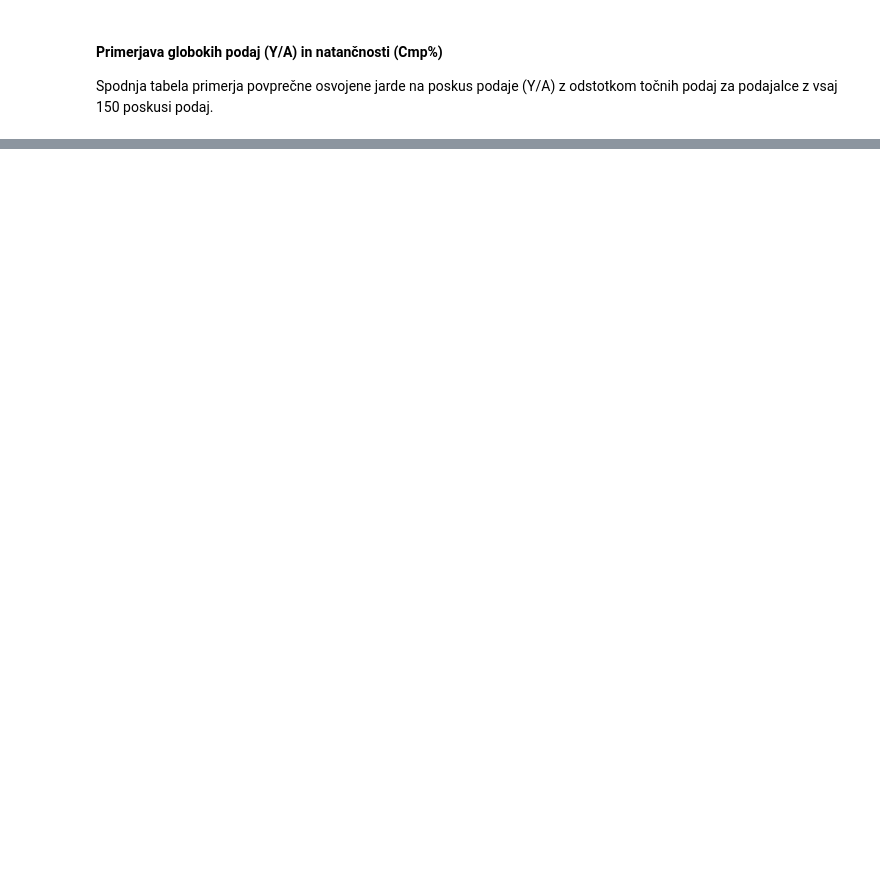
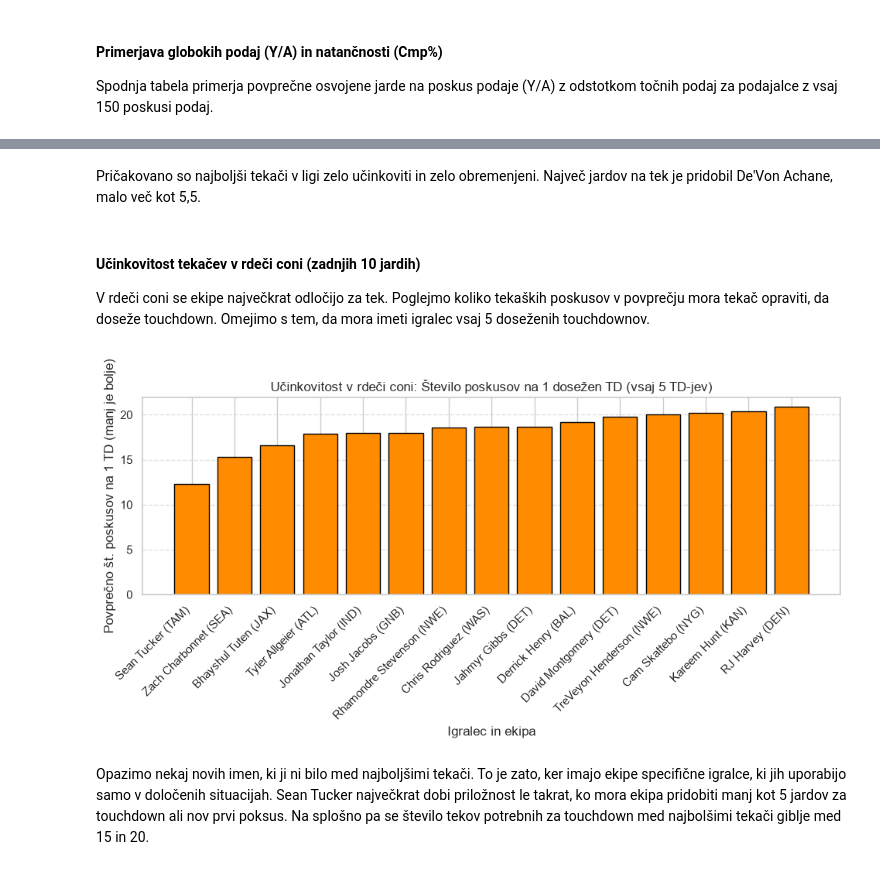
Before and after one commit to tiborprosen/UVP_projektna, a Jupyter notebook: analiza.ipynb, the cells around one changed output, grey strips where cells are left out. Drawn from its saved outputs; the diff is of its cells as text; code cells hidden in the pictures; blank space fills up the shorter version.

```diff
--- a/analiza.ipynb
+++ b/analiza.ipynb
@@ -142,0 +188,26 @@ Primerjava globokih podajalcev (min. 150 poskusov):
+# %% [markdown]
+Pričakovano so najboljši tekači v ligi zelo učinkoviti in zelo obremenjeni. Največ jardov na tek je pridobil De'Von Achane, malo več kot 5,5.
+# %% [markdown]
+#### Učinkovitost tekačev v rdeči coni (zadnjih 10 jardih)
+V rdeči coni se ekipe največkrat odločijo za tek. Poglejmo koliko tekaških poskusov v povprečju mora tekač opraviti, da doseže touchdown. Omejimo s tem, da mora imeti igralec vsaj 5 doseženih touchdownov.
+# %%
+# Izločimo tiste z manj kot 5 touchdowni
+rb_td = df[(df["pozicija"] == "RB") & (df["rushing_td"] >= 5)].copy()
+rb_td["poskusov_na_td"] = rb_td["rushing_att"] / rb_td["rushing_td"]
+
+# Top igralci z najmanj poskusi na 1 TD (ob pogoju vsaj 5 TD-jev)
+top_td_stroj = rb_td.sort_values(by="poskusov_na_td", ascending=True).head(15)
+
+plt.figure(figsize=(10, 5))
+plt.bar(top_td_stroj["igralec"] + " (" + top_td_stroj["ekipa"] + ")", top_td_stroj["poskusov_na_td"], color="darkorange", edgecolor="black")
+plt.title("Učinkovitost v rdeči coni: Število poskusov na 1 dosežen TD (vsaj 5 TD-jev)")
+plt.xlabel("Igralec in ekipa")
+plt.ylabel("Povprečno št. poskusov na 1 TD (manj je bolje)")
+plt.xticks(rotation=45, ha="right")
+plt.grid(axis="y", linestyle="--", alpha=0.6)
+plt.tight_layout()
+plt.show()
+# %% [output]
+[figure, added]
+# %% [markdown]
+Opazimo nekaj novih imen, ki ji ni bilo med najboljšimi tekači. To je zato, ker imajo ekipe specifične igralce, ki jih uporabijo samo v določenih situacijah. Sean Tucker največkrat dobi priložnost le takrat, ko mora ekipa pridobiti manj kot 5 jardov za touchdown ali nov prvi poksus. Na splošno pa se število tekov potrebnih za touchdown med najbolšimi tekači giblje med 15 in 20.
```
Also changed, not shown: parts of 12 cells of this notebook.
